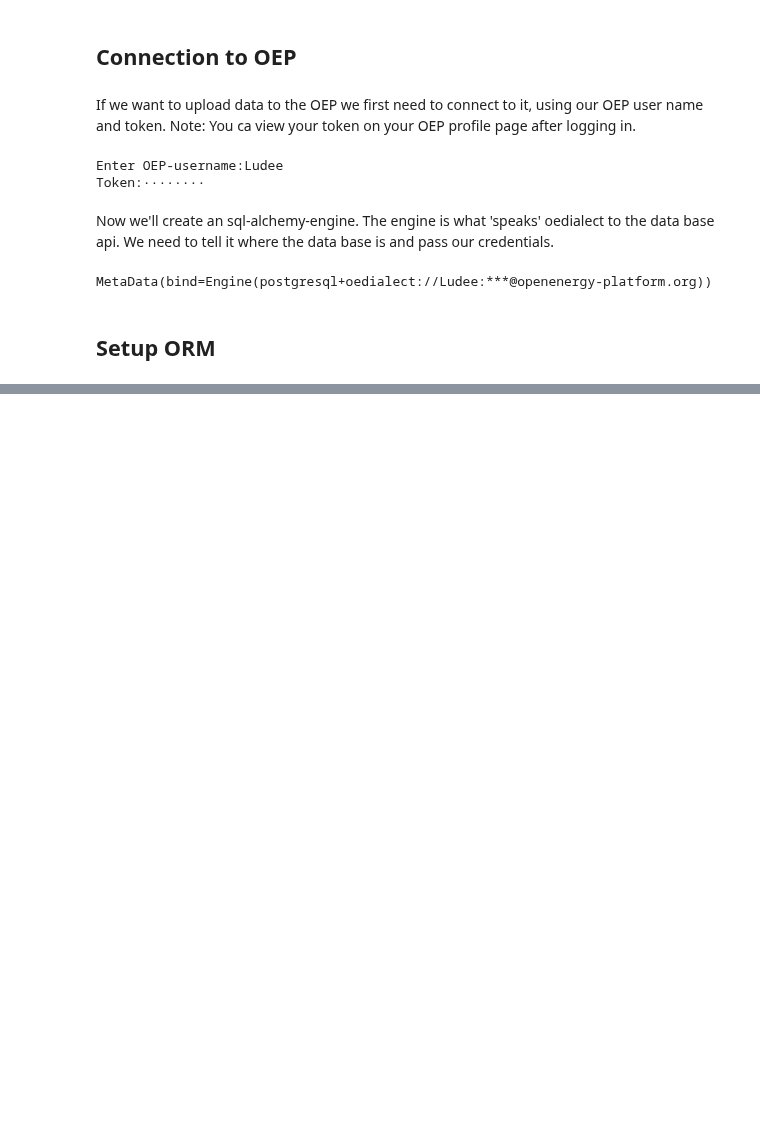
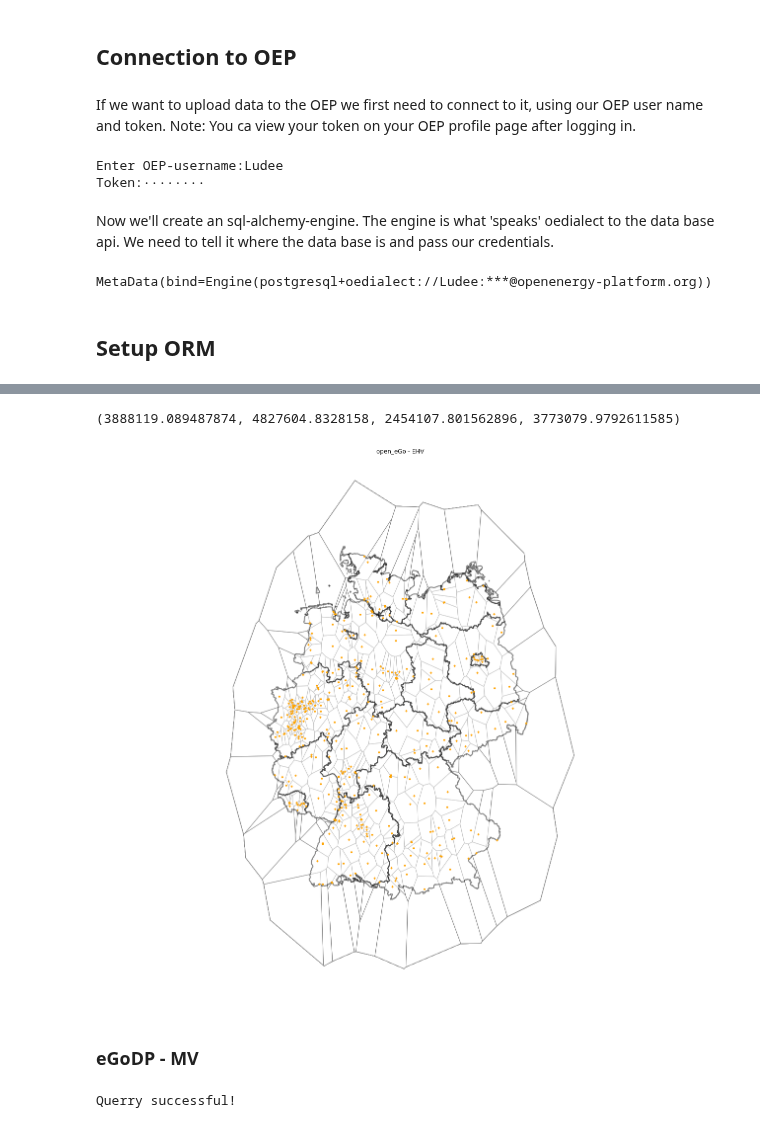
Before and after one commit to OpenEnergyPlatform/academy, a Jupyter notebook: api/OEP-oedialect_eGoDP.ipynb, the cells around one changed output, grey strips where cells are left out. Saved outputs shown, nothing was run; the diff lists cells and outputs as text; code cells hidden in the pictures; blank space fills up the shorter version.

```diff
--- a/api/OEP-oedialect_eGoDP.ipynb
+++ b/api/OEP-oedialect_eGoDP.ipynb
@@ -73,0 +140,18 @@ Now  we can query our table to see if the data arrived.
+# %%
+fig, ax = plt.subplots(1, figsize=(20, 20))
+ax.set_aspect('equal')
+ax.set_axis_off()
+ax.set_title('open_eGo - EHV')
+
+df_ehvgd.to_crs({'init': 'epsg:3035'}).plot(ax=ax, color='white', edgecolor='grey', linewidth=1)
+
+df_lan.to_crs({'init': 'epsg:3035'}).plot(ax=ax, color='white', alpha=.5, edgecolor='black', linewidth=2)
+
+df_ehvsub.to_crs({'init': 'epsg:3035'}).plot(ax=ax, marker='o', color='orange', markersize=5)
+
+plt.axis('equal')
+# %% [output]
+(3888119.089487874, 4827604.8328158, 2454107.801562896, 3773079.9792611585)
+[figure, added]
+# %% [markdown]
+### eGoDP - MV
@@ -73,0 +161,16 @@ Now  we can query our table to see if the data arrived.
+# %%
+Session = sessionmaker(bind=engine)
+session = Session()
+try:
+    df_hvmvsub = saio.as_pandas(session.query(eGoHVMVSub))
+    df_mvgd = saio.as_pandas(session.query(eGoMVGD))
+    session.commit()
+    print('Querry successful!')
+except Exception as e:
+    session.rollback()
+    raise
+    print('Querry incomplete!')
+finally:
+    session.close()
+# %% [output]
+Querry successful!
```
Also changed, not shown: parts of 34 cells of this notebook.
